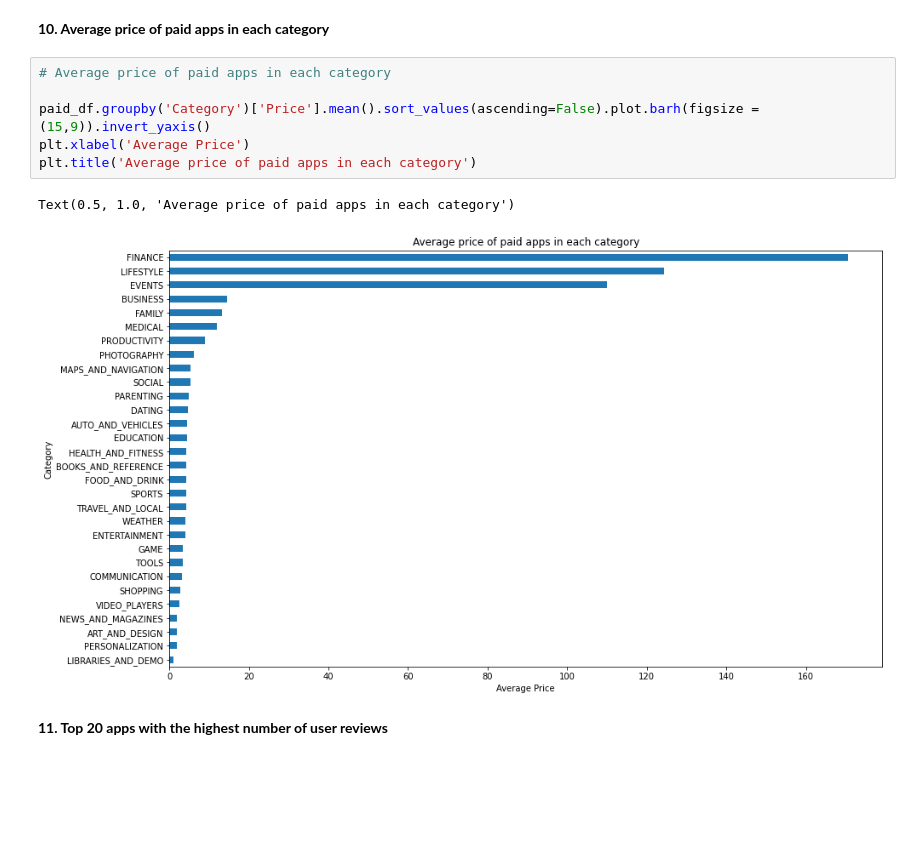
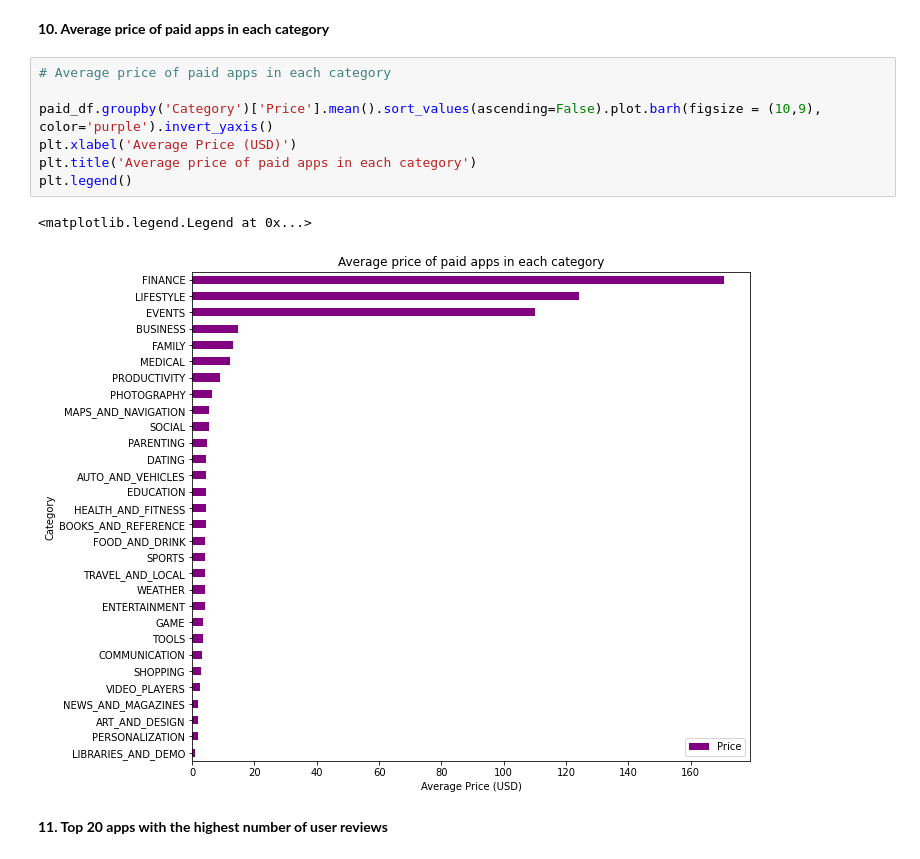
Before and after one commit to shaloy-lewis/EDA_on_play_store_app_reviews, a Jupyter notebook: EDA_on_Play_Store_App_Reviews_by_Shaloy_Lewis.ipynb, the cells around one changed output. Cells and saved outputs as stored; diff of their text form; blank space fills up the shorter version.

```diff
--- a/EDA_on_Play_Store_App_Reviews_by_Shaloy_Lewis.ipynb
+++ b/EDA_on_Play_Store_App_Reviews_by_Shaloy_Lewis.ipynb
@@ -1492,12 +1503,13 @@ There is only one paid app with more than 10M+ installs.
 # %%
 # Average price of paid apps in each category
 
-paid_df.groupby('Category')['Price'].mean().sort_values(ascending=False).plot.barh(figsize = (15,9)).invert_yaxis()
-plt.xlabel('Average Price')
+paid_df.groupby('Category')['Price'].mean().sort_values(ascending=False).plot.barh(figsize = (10,9), color='purple').invert_yaxis()
+plt.xlabel('Average Price (USD)')
 plt.title('Average price of paid apps in each category')
+plt.legend()
 # %% [output]
-Text(0.5, 1.0, 'Average price of paid apps in each category')
+<matplotlib.legend.Legend at 0x...>
-[figure, old version]
+[figure, new version]
 # %% [markdown]
 **11. Top 20 apps with the highest number of user reviews**
 # %%
```
Also changed, not shown: parts of 33 cells of this notebook.
